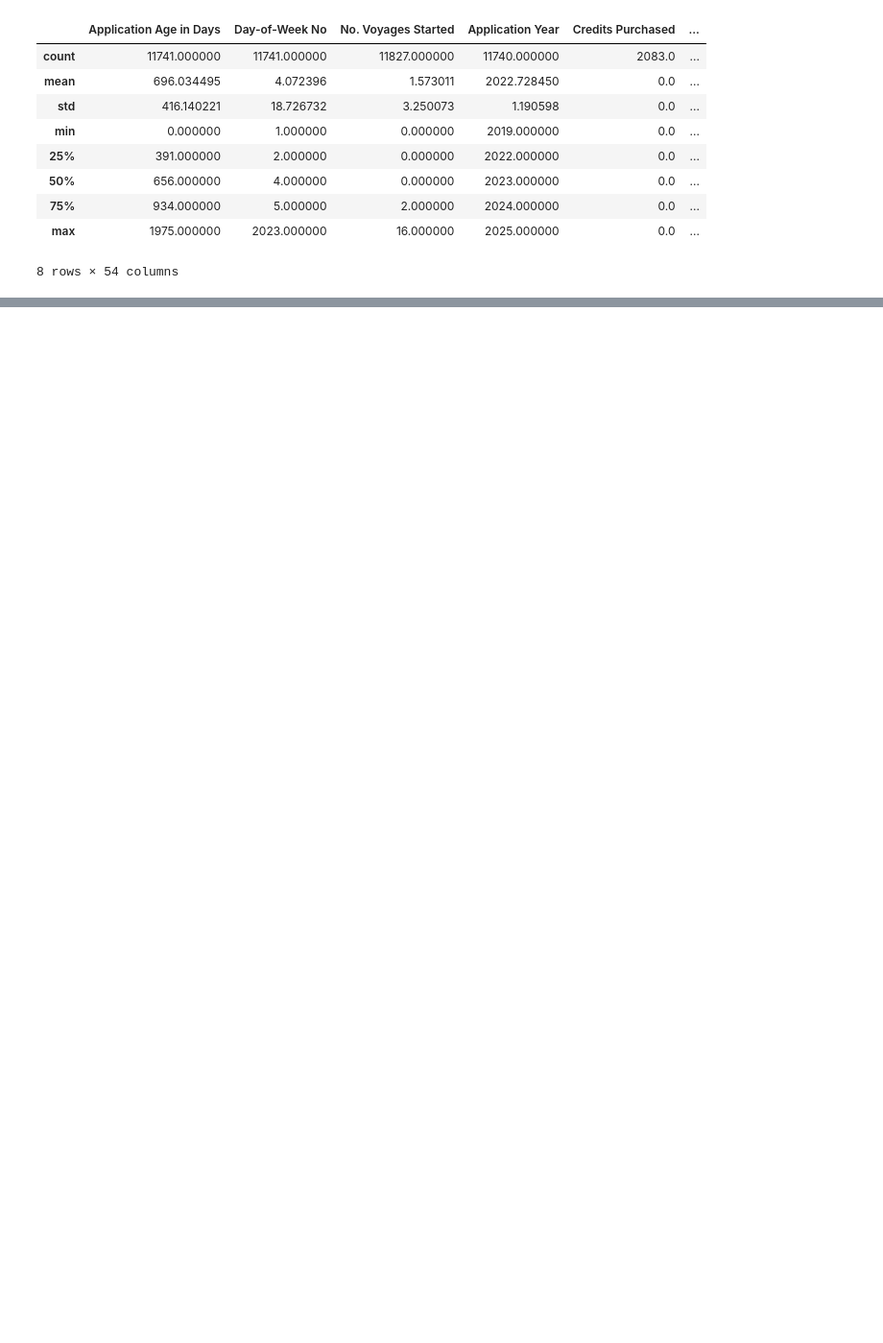
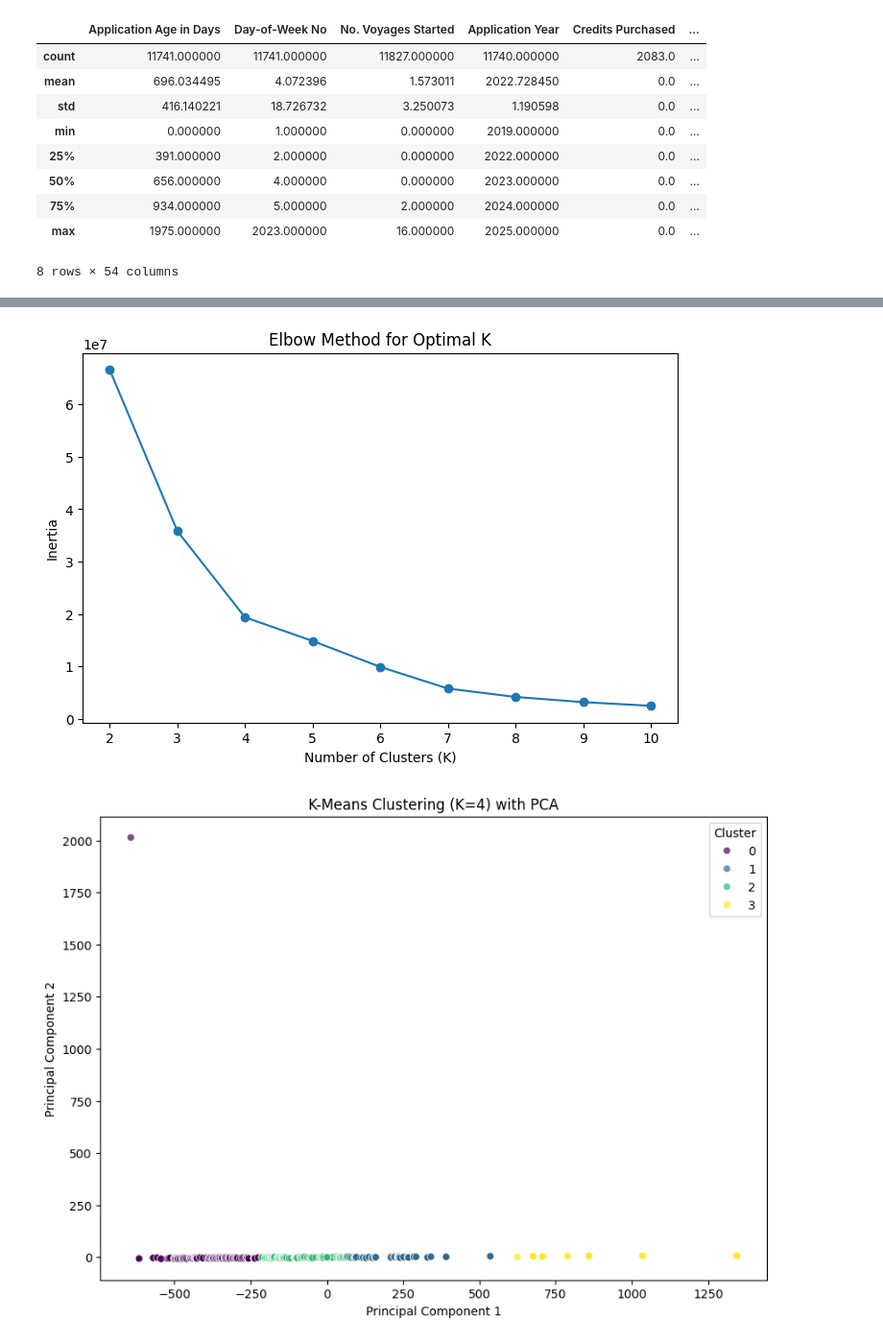
Before and after one commit to roziii/chingu_segment_analysis, a Jupyter notebook: Eda.ipynb, the cells around one changed output, grey strips where cells are left out. Shown at 96% size. Drawn from its saved outputs; the diff is of its cells as text; code cells hidden in the pictures; blank space fills up the shorter version.

```diff
--- a/Eda.ipynb
+++ b/Eda.ipynb
@@ -85,0 +100,70 @@ array([nan, 'Unknown', 'The Job Hackers. Fee waived',
+# %%
+from sklearn.impute import SimpleImputer
+from sklearn.cluster import KMeans
+from sklearn.decomposition import PCA
+
+# Handle missing values in numerical columns by filling with the mean
+num_imputer = SimpleImputer(strategy="mean")
+numerical_data = merged_df.select_dtypes(include=['number'])
+numerical_data_imputed = pd.DataFrame(num_imputer.fit_transform(numerical_data),
+                                      columns=numerical_data.columns,
+                                      index=merged_df.index)
+
+# Handle missing values in categorical columns by filling with the mode (most frequent value)
+cat_imputer = SimpleImputer(strategy="most_frequent")
+categorical_data = merged_df[categorical_fields]
+categorical_data_imputed = pd.DataFrame(cat_imputer.fit_transform(categorical_data),
+                                        columns=categorical_fields,
+                                        index=merged_df.index)
+
+# Re-encode categorical columns after imputation
+encoder_categorical = encoder.fit_transform(categorical_data_imputed)
+encoded_categorical_df = pd.DataFrame(encoder_categorical,
+                                      columns=encoder.get_feature_names_out(categorical_fields),
+                                      index=merged_df.index)
+
+# Combine the cleaned numerical and categorical data
+final_encoded_df = pd.concat([numerical_data_imputed, encoded_categorical_df], axis=1)
+
+# Re-run K-Means clustering after handling NaN values
+inertia = []
+cluster_range = range(2, 11)  # Testing clusters from 2 to 10
+
+for k in cluster_range:
+    kmeans = KMeans(n_clusters=k, random_state=42, n_init=10)
+    kmeans.fit(final_encoded_df)
+    inertia.append(kmeans.inertia_)
+
+# Plot the Elbow method to determine optimal K
+plt.figure(figsize=(8, 5))
+plt.plot(cluster_range, inertia, marker='o', linestyle='-')
+plt.xlabel('Number of Clusters (K)')
+plt.ylabel('Inertia')
+plt.title('Elbow Method for Optimal K')
+plt.show()
+
+# Choose an optimal number of clusters (K) based on the elbow method
+optimal_k = 4  # Adjust based on the elbow point
+
+# Apply K-Means clustering
+kmeans = KMeans(n_clusters=optimal_k, random_state=42, n_init=10)
+cluster_labels = kmeans.fit_predict(final_encoded_df)
+
+# Add cluster labels to the dataset
+merged_df["Cluster"] = cluster_labels
+
+# Use PCA to reduce dimensionality for visualization
+pca = PCA(n_components=2)
+reduced_data = pca.fit_transform(final_encoded_df)
+
+# Create a scatter plot of the clusters
+plt.figure(figsize=(10, 7))
+sns.scatterplot(x=reduced_data[:, 0], y=reduced_data[:, 1], hue=cluster_labels, palette='viridis', alpha=0.7)
+plt.title(f'K-Means Clustering (K={optimal_k}) with PCA')
+plt.xlabel('Principal Component 1')
+plt.ylabel('Principal Component 2')
+plt.legend(title="Cluster")
+plt.show()
+# %% [output]
+[figure, added]
+[figure, added]
```
Also changed, not shown: parts of 5 cells of this notebook, 1 other file.
